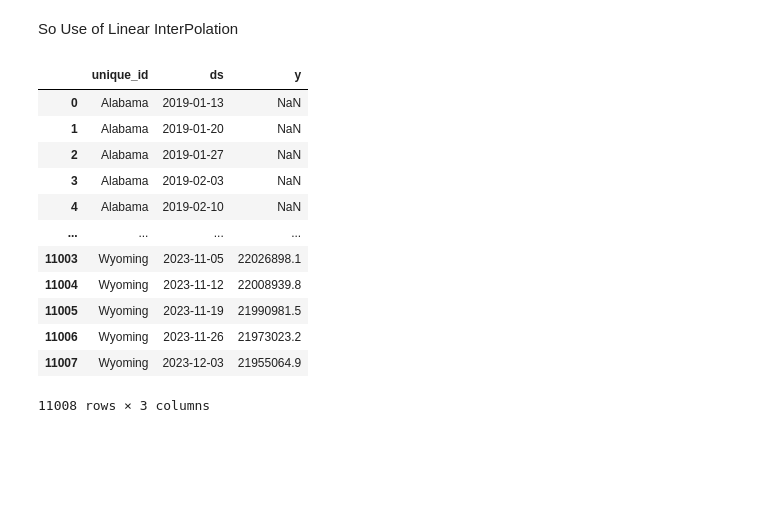
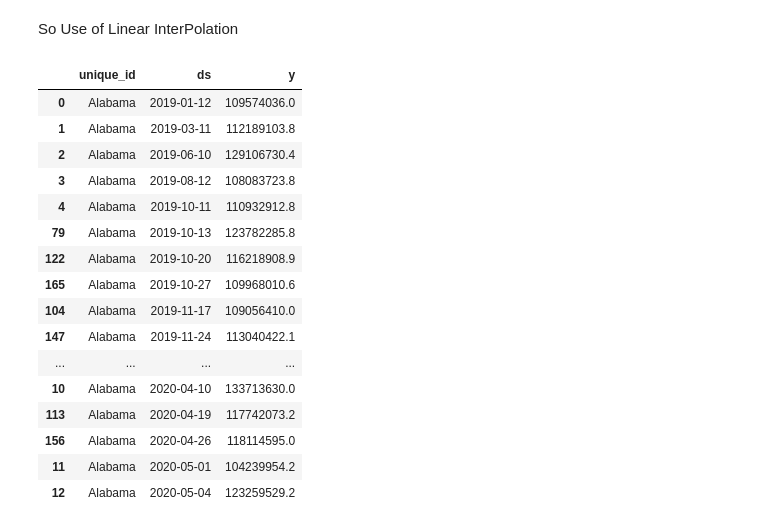
Before and after one commit to shashank-518/Forecasting, a Jupyter notebook: Research_Notebook/app.ipynb, the cells around one changed output. Drawn from its saved outputs; the diff is of its cells as text; code cells hidden in the pictures; blank space fills up the shorter version.

```diff
--- a/Research_Notebook/app.ipynb
+++ b/Research_Notebook/app.ipynb
@@ -266,28 +268,33 @@ evaluation
 # %% [markdown]
 So Use of Linear InterPolation
 # %%
-weekly_df = (
-    df
-    .set_index("ds")
-    .groupby("unique_id")["y"]
-    .resample("W")
-    .asfreq()
-    .interpolate(method="linear")
-    .reset_index()
-)
+df.head(30)
+# %% [output]
+|  | unique_id | ds | y |
+| 0 | Alabama | 2019-01-12 | 109574036.0 |
+| 1 | Alabama | 2019-03-11 | 112189103.8 |
+| 2 | Alabama | 2019-06-10 | 129106730.4 |
+| 3 | Alabama | 2019-08-12 | 108083723.8 |
+| 4 | Alabama | 2019-10-11 | 110932912.8 |
+| 79 | Alabama | 2019-10-13 | 123782285.8 |
+| 122 | Alabama | 2019-10-20 | 116218908.9 |
+| 165 | Alabama | 2019-10-27 | 109968010.6 |
+| 104 | Alabama | 2019-11-17 | 109056410.0 |
+| 147 | Alabama | 2019-11-24 | 113040422.1 |
+| ... | ... | ... | ... |
+| 10 | Alabama | 2020-04-10 | 133713630.0 |
+| 113 | Alabama | 2020-04-19 | 117742073.2 |
+| 156 | Alabama | 2020-04-26 | 118114595.0 |
+| 11 | Alabama | 2020-05-01 | 104239954.2 |
+| 12 | Alabama | 2020-05-04 | 123259529.2 |
 # %%
-weekly_df
+weekly_df = (
+    df
+    .set_index("ds")
+    .groupby("unique_id")["y"]
+    .resample("W-SAT")   # align week
+    .asfreq()
+    .ffill()             # forward fill
+    .bfill()             # fill start if needed
+    .reset_index()
+)
-# %% [output]
-|  | unique_id | ds | y |
-| 0 | Alabama | 2019-01-13 | NaN |
-| 1 | Alabama | 2019-01-20 | NaN |
-| 2 | Alabama | 2019-01-27 | NaN |
-| 3 | Alabama | 2019-02-03 | NaN |
-| 4 | Alabama | 2019-02-10 | NaN |
-| ... | ... | ... | ... |
-| 11003 | Wyoming | 2023-11-05 | 22026898.1 |
-| 11004 | Wyoming | 2023-11-12 | 22008939.8 |
-| 11005 | Wyoming | 2023-11-19 | 21990981.5 |
-| 11006 | Wyoming | 2023-11-26 | 21973023.2 |
-| 11007 | Wyoming | 2023-12-03 | 21955064.9 |
-11008 rows × 3 columns
```
Also changed, not shown: parts of 13 cells of this notebook, 31 other files.
